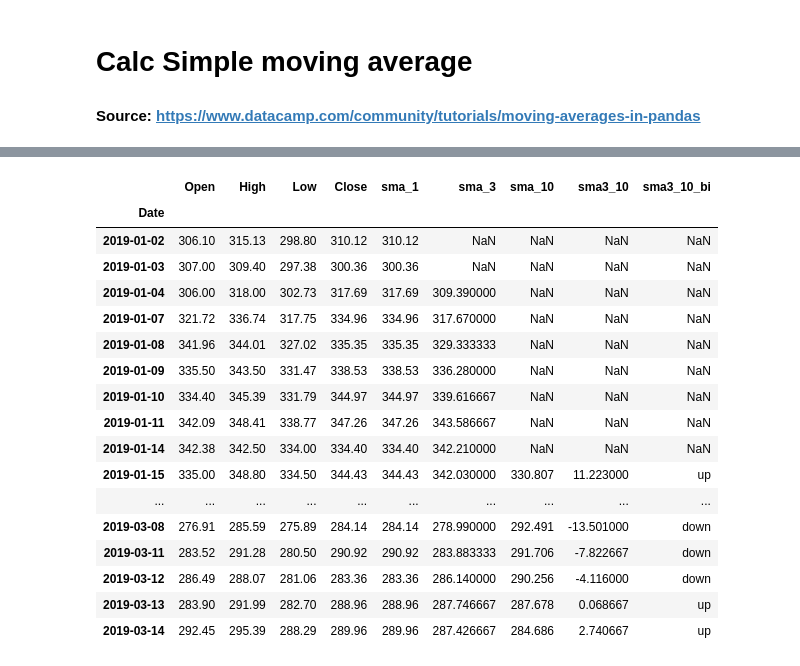
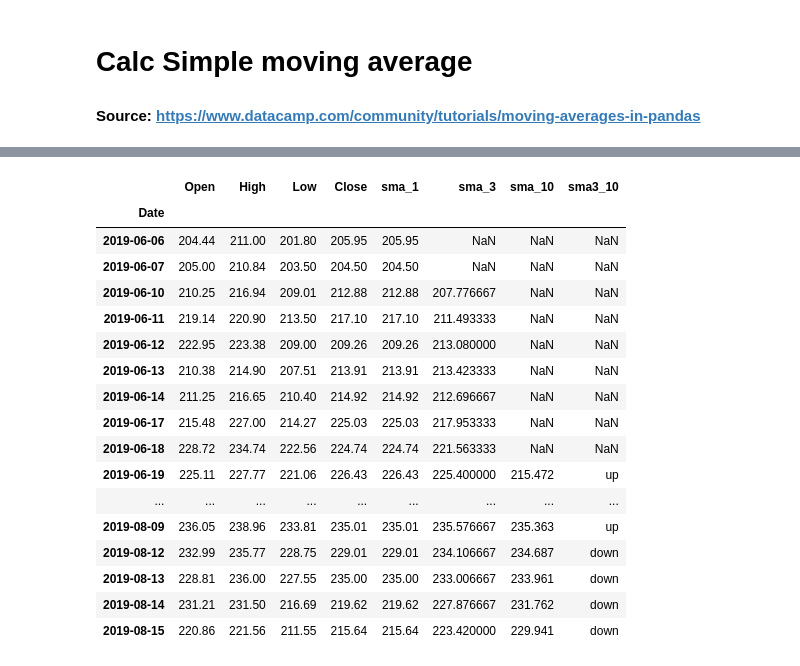
Before and after one commit to osbertc/cheatsheet, a Jupyter notebook: yfinance.ipynb, the cells around one changed output, grey strips where cells are left out. Cells and saved outputs as stored; diff of their text form; code cells hidden in the pictures.

```diff
--- a/yfinance.ipynb
+++ b/yfinance.ipynb
@@ -83,34 +28,40 @@ sma_2019.head(50)
-# %%
-test = []
-for row in sma_2019['sma3_10']:
-    if row > 0:
-        test.append('up')
-    elif row < 0:
-        test.append('down')
-    else:
-        test.append('NaN')
-sma_2019['sma3_10_bi'] = test
-
-sma_2019.head(50)
-# %% [output]
-|  | Open | High | Low | Close | sma_1 | sma_3 | sma_10 | sma3_10 | sma3_10_bi |
-| Date |  |  |  |  |  |  |  |  |  |
-| 2019-01-02 | 306.10 | 315.13 | 298.80 | 310.12 | 310.12 | NaN | NaN | NaN | NaN |
-| 2019-01-03 | 307.00 | 309.40 | 297.38 | 300.36 | 300.36 | NaN | NaN | NaN | NaN |
-| 2019-01-04 | 306.00 | 318.00 | 302.73 | 317.69 | 317.69 | 309.390000 | NaN | NaN | NaN |
-| 2019-01-07 | 321.72 | 336.74 | 317.75 | 334.96 | 334.96 | 317.670000 | NaN | NaN | NaN |
-| 2019-01-08 | 341.96 | 344.01 | 327.02 | 335.35 | 335.35 | 329.333333 | NaN | NaN | NaN |
-| 2019-01-09 | 335.50 | 343.50 | 331.47 | 338.53 | 338.53 | 336.280000 | NaN | NaN | NaN |
-| 2019-01-10 | 334.40 | 345.39 | 331.79 | 344.97 | 344.97 | 339.616667 | NaN | NaN | NaN |
-| 2019-01-11 | 342.09 | 348.41 | 338.77 | 347.26 | 347.26 | 343.586667 | NaN | NaN | NaN |
-| 2019-01-14 | 342.38 | 342.50 | 334.00 | 334.40 | 334.40 | 342.210000 | NaN | NaN | NaN |
-| 2019-01-15 | 335.00 | 348.80 | 334.50 | 344.43 | 344.43 | 342.030000 | 330.807 | 11.223000 | up |
-| ... | ... | ... | ... | ... | ... | ... | ... | ... | ... |
-| 2019-03-08 | 276.91 | 285.59 | 275.89 | 284.14 | 284.14 | 278.990000 | 292.491 | -13.501000 | down |
-| 2019-03-11 | 283.52 | 291.28 | 280.50 | 290.92 | 290.92 | 283.883333 | 291.706 | -7.822667 | down |
-| 2019-03-12 | 286.49 | 288.07 | 281.06 | 283.36 | 283.36 | 286.140000 | 290.256 | -4.116000 | down |
-| 2019-03-13 | 283.90 | 291.99 | 282.70 | 288.96 | 288.96 | 287.746667 | 287.678 | 0.068667 | up |
-| 2019-03-14 | 292.45 | 295.39 | 288.29 | 289.96 | 289.96 | 287.426667 | 284.686 | 2.740667 | up |
+# %%
+# Compare sma 3 days vs sma 10 days, by 3 - 10
+sma['sma3_10'] = sma['sma_3'] - sma['sma_10']
+
+
+calc = []
+for row in sma['sma3_10']:
+    if row > 0: # if 3 > 10, upward trend
+        calc.append('up')
+    elif row < 0: # if 3 < 10, downward trend
+        calc.append('down')
+    elif row is 0: # 3 = 10, no change trend
+        calc.append('stay')
+    else:
+        calc.append('NaN')
+sma['sma3_10'] = calc
+
+sma.head(50)
+# %% [output]
+|  | Open | High | Low | Close | sma_1 | sma_3 | sma_10 | sma3_10 |
+| Date |  |  |  |  |  |  |  |  |
+| 2019-06-06 | 204.44 | 211.00 | 201.80 | 205.95 | 205.95 | NaN | NaN | NaN |
+| 2019-06-07 | 205.00 | 210.84 | 203.50 | 204.50 | 204.50 | NaN | NaN | NaN |
+| 2019-06-10 | 210.25 | 216.94 | 209.01 | 212.88 | 212.88 | 207.776667 | NaN | NaN |
+| 2019-06-11 | 219.14 | 220.90 | 213.50 | 217.10 | 217.10 | 211.493333 | NaN | NaN |
+| 2019-06-12 | 222.95 | 223.38 | 209.00 | 209.26 | 209.26 | 213.080000 | NaN | NaN |
+| 2019-06-13 | 210.38 | 214.90 | 207.51 | 213.91 | 213.91 | 213.423333 | NaN | NaN |
+| 2019-06-14 | 211.25 | 216.65 | 210.40 | 214.92 | 214.92 | 212.696667 | NaN | NaN |
+| 2019-06-17 | 215.48 | 227.00 | 214.27 | 225.03 | 225.03 | 217.953333 | NaN | NaN |
+| 2019-06-18 | 228.72 | 234.74 | 222.56 | 224.74 | 224.74 | 221.563333 | NaN | NaN |
+| 2019-06-19 | 225.11 | 227.77 | 221.06 | 226.43 | 226.43 | 225.400000 | 215.472 | up |
+| ... | ... | ... | ... | ... | ... | ... | ... | ... |
+| 2019-08-09 | 236.05 | 238.96 | 233.81 | 235.01 | 235.01 | 235.576667 | 235.363 | up |
+| 2019-08-12 | 232.99 | 235.77 | 228.75 | 229.01 | 229.01 | 234.106667 | 234.687 | down |
+| 2019-08-13 | 228.81 | 236.00 | 227.55 | 235.00 | 235.00 | 233.006667 | 233.961 | down |
+| 2019-08-14 | 231.21 | 231.50 | 216.69 | 219.62 | 219.62 | 227.876667 | 231.762 | down |
+| 2019-08-15 | 220.86 | 221.56 | 211.55 | 215.64 | 215.64 | 223.420000 | 229.941 | down |
 # %%
 plt.figure(figsize=[15,10])
 plt.grid(True)
```
Also changed, not shown: parts of 5 cells of this notebook.
